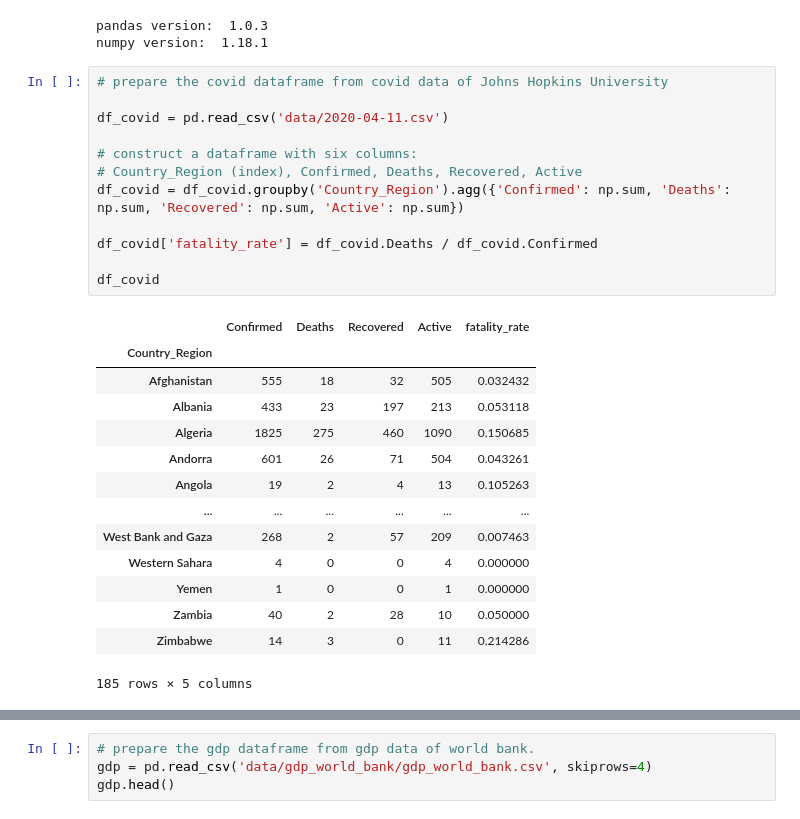
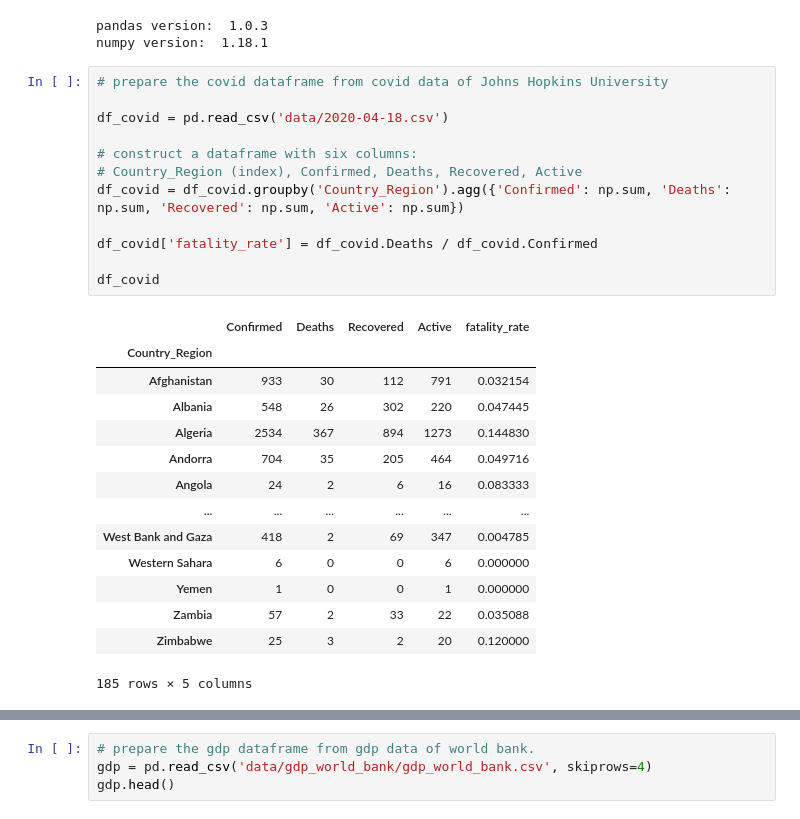
Before and after one commit to nnworkspace/covid19-insight, a Jupyter notebook: covid19-population-gdp.ipynb, the cells around one changed output, grey strips where cells are left out. Drawn from its saved outputs; the diff is of its cells as text.

```diff
--- a/covid19-population-gdp.ipynb
+++ b/covid19-population-gdp.ipynb
@@ -12,29 +12,29 @@ numpy version:  1.18.1
 # %%
 # prepare the covid dataframe from covid data of Johns Hopkins University
 
-df_covid = pd.read_csv('data/2020-04-11.csv')
+df_covid = pd.read_csv('data/2020-04-18.csv')
 
 # construct a dataframe with six columns:
 # Country_Region (index), Confirmed, Deaths, Recovered, Active
 df_covid = df_covid.groupby('Country_Region').agg({'Confirmed': np.sum, 'Deaths': np.sum, 'Recovered': np.sum, 'Active': np.sum})
 
 df_covid['fatality_rate'] = df_covid.Deaths / df_covid.Confirmed
 
 df_covid
 # %% [output]
 |  | Confirmed | Deaths | Recovered | Active | fatality_rate |
 | Country_Region |  |  |  |  |  |
-| Afghanistan | 555 | 18 | 32 | 505 | 0.032432 |
-| Albania | 433 | 23 | 197 | 213 | 0.053118 |
-| Algeria | 1825 | 275 | 460 | 1090 | 0.150685 |
-| Andorra | 601 | 26 | 71 | 504 | 0.043261 |
-| Angola | 19 | 2 | 4 | 13 | 0.105263 |
+| Afghanistan | 933 | 30 | 112 | 791 | 0.032154 |
+| Albania | 548 | 26 | 302 | 220 | 0.047445 |
+| Algeria | 2534 | 367 | 894 | 1273 | 0.144830 |
+| Andorra | 704 | 35 | 205 | 464 | 0.049716 |
+| Angola | 24 | 2 | 6 | 16 | 0.083333 |
 | ... | ... | ... | ... | ... | ... |
-| West Bank and Gaza | 268 | 2 | 57 | 209 | 0.007463 |
-| Western Sahara | 4 | 0 | 0 | 4 | 0.000000 |
+| West Bank and Gaza | 418 | 2 | 69 | 347 | 0.004785 |
+| Western Sahara | 6 | 0 | 0 | 6 | 0.000000 |
 | Yemen | 1 | 0 | 0 | 1 | 0.000000 |
-| Zambia | 40 | 2 | 28 | 10 | 0.050000 |
-| Zimbabwe | 14 | 3 | 0 | 11 | 0.214286 |
+| Zambia | 57 | 2 | 33 | 22 | 0.035088 |
+| Zimbabwe | 25 | 3 | 2 | 20 | 0.120000 |
 185 rows × 5 columns
 # %%
 # prepare the population dataframe from population data of united nations.
```
Also changed, not shown: parts of 8 cells of this notebook, 19 other files.
